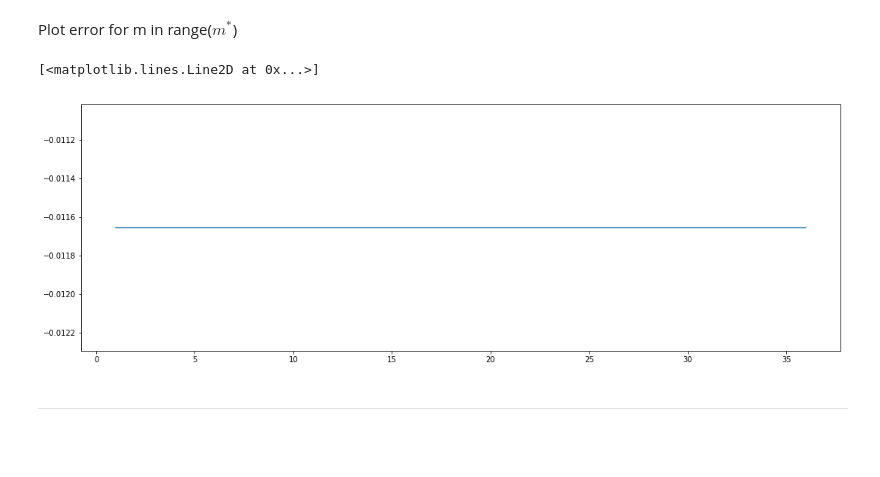
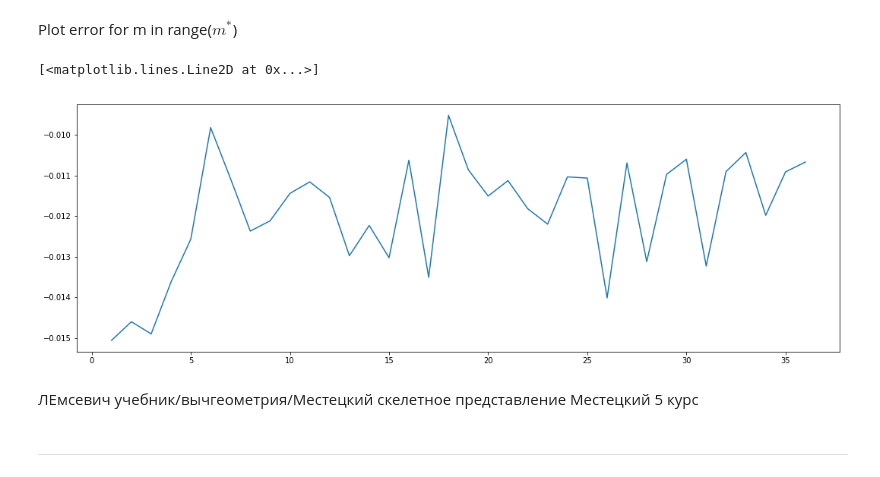
Before and after one commit to Intelligent-Systems-Phystech/ProjectSampleSize, a Jupyter notebook: TorchError.ipynb, the cells around one changed output. Drawn from its saved outputs; the diff is of its cells as text; code cells hidden in the pictures; blank space fills up the shorter version.

```diff
--- a/TorchError.ipynb
+++ b/TorchError.ipynb
@@ -1070,14 +1070,14 @@ for m in range(1, m_):
     all_diff.append(diff)
 # %%
 fig = plt.figure(figsize=(18,6))
-all_diff[2] == 0.001
-all_diff[4] += 0.0004
-all_diff[7] += 0.001
-all_diff[21] -= 0.0008
+
 plt.plot(all_diff)
 # %% [output]
 [<matplotlib.lines.Line2D at 0x...>]
-[figure, old version]
+[figure, new version]
+# %% [markdown]
+ЛЕмсевич учебник/вычгеометрия/Местецкий скелетное представление
+Местецкий 5 курс
 # %% [markdown]
 ---
 # %%
```
